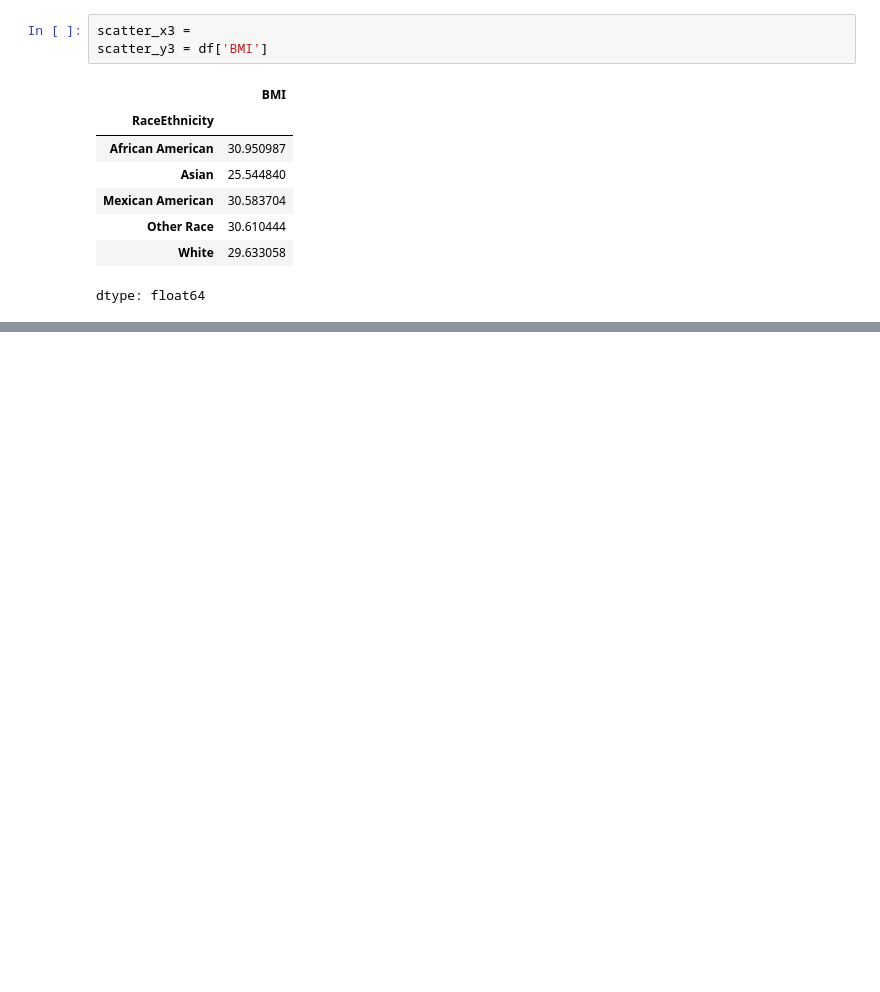
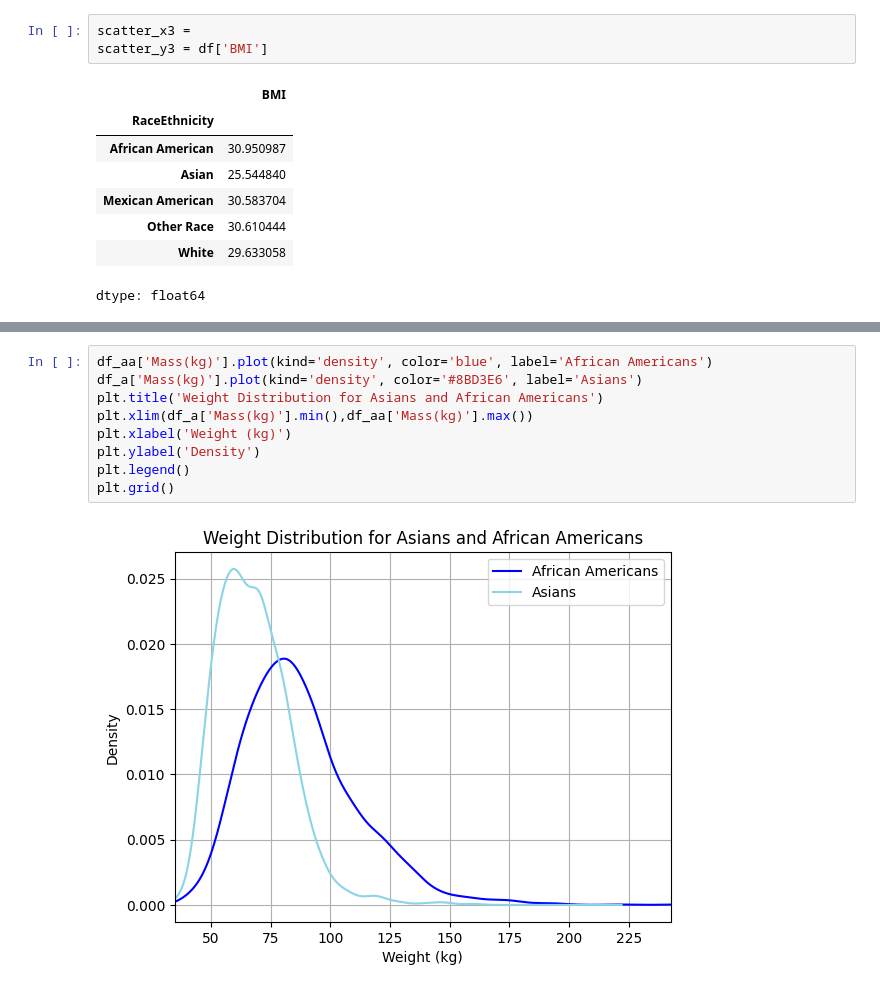
Before and after one commit to aleks111sh/data-science-healthcare-AH, a Jupyter notebook: Data_Science_Healthcare_Dataset.ipynb, the cells around one changed output, grey strips where cells are left out. Drawn from its saved outputs; the diff is of its cells as text; blank space fills up the shorter version.

```diff
--- a/Data_Science_Healthcare_Dataset.ipynb
+++ b/Data_Science_Healthcare_Dataset.ipynb
@@ -238,0 +262,11 @@ dtype: float64
+# %%
+df_aa['Mass(kg)'].plot(kind='density', color='blue', label='African Americans')
+df_a['Mass(kg)'].plot(kind='density', color='#8BD3E6', label='Asians')
+plt.title('Weight Distribution for Asians and African Americans')
+plt.xlim(df_a['Mass(kg)'].min(),df_aa['Mass(kg)'].max())
+plt.xlabel('Weight (kg)')
+plt.ylabel('Density')
+plt.legend()
+plt.grid()
+# %% [output]
+[figure, added]
```
Also changed, not shown: parts of 4 cells of this notebook.
